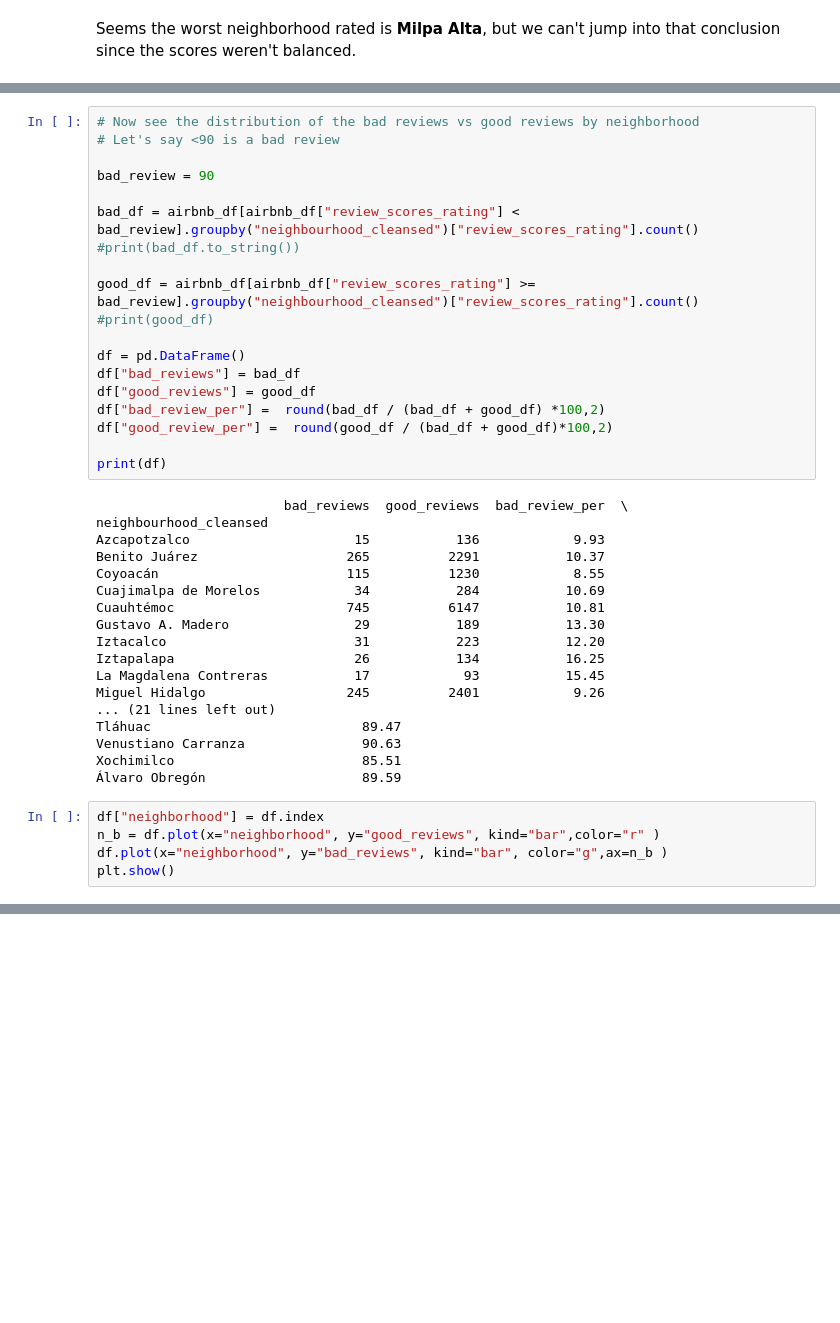
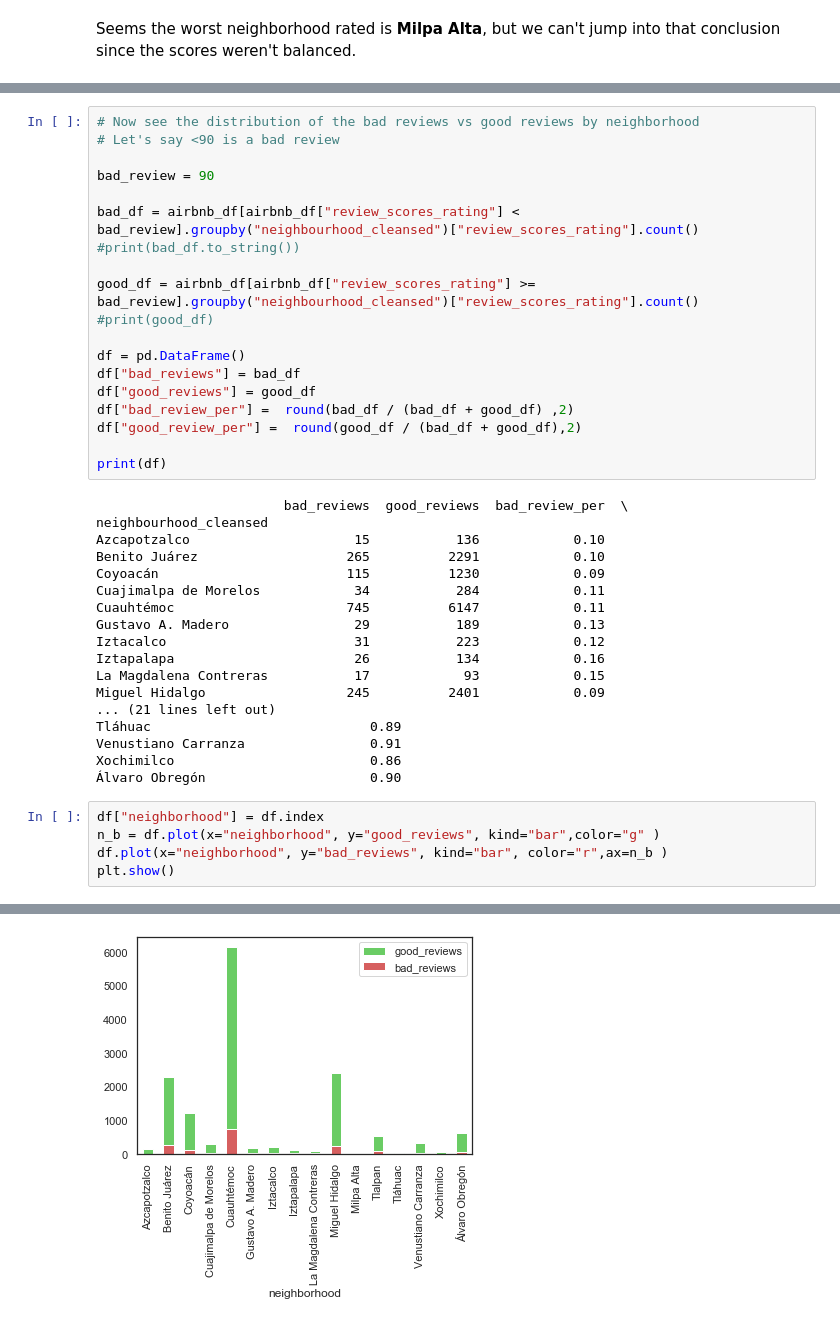
Before and after one commit to prope-2020-gh-classroom/practica-final-por-equipos-verano-2020-itam-EddOselotl, a Jupyter notebook: Neighborhoods_score.ipynb, the cells around one changed output, grey strips where cells are left out. Cells and saved outputs as stored; diff of their text form; blank space fills up the shorter version.

```diff
--- a/Neighborhoods_score.ipynb
+++ b/Neighborhoods_score.ipynb
@@ -133,31 +165,31 @@ good_df = airbnb_df[airbnb_df["review_scores_rating"] >= bad_review].groupby("ne
 df = pd.DataFrame()
 df["bad_reviews"] = bad_df
 df["good_reviews"] = good_df
-df["bad_review_per"] =  round(bad_df / (bad_df + good_df) *100,2)
-df["good_review_per"] =  round(good_df / (bad_df + good_df)*100,2)
+df["bad_review_per"] =  round(bad_df / (bad_df + good_df) ,2)
+df["good_review_per"] =  round(good_df / (bad_df + good_df),2)
 
 print(df)
 # %% [output]
                         bad_reviews  good_reviews  bad_review_per  \
 neighbourhood_cleansed
-Azcapotzalco                     15           136            9.93
-Benito Juárez                   265          2291           10.37
-Coyoacán                        115          1230            8.55
-Cuajimalpa de Morelos            34           284           10.69
-Cuauhtémoc                      745          6147           10.81
-Gustavo A. Madero                29           189           13.30
-Iztacalco                        31           223           12.20
-Iztapalapa                       26           134           16.25
-La Magdalena Contreras           17            93           15.45
-Miguel Hidalgo                  245          2401            9.26
+Azcapotzalco                     15           136            0.10
+Benito Juárez                   265          2291            0.10
+Coyoacán                        115          1230            0.09
+Cuajimalpa de Morelos            34           284            0.11
+Cuauhtémoc                      745          6147            0.11
+Gustavo A. Madero                29           189            0.13
+Iztacalco                        31           223            0.12
+Iztapalapa                       26           134            0.16
+La Magdalena Contreras           17            93            0.15
+Miguel Hidalgo                  245          2401            0.09
 ... (21 lines left out)
-Tláhuac                           89.47
-Venustiano Carranza               90.63
-Xochimilco                        85.51
-Álvaro Obregón                    89.59
+Tláhuac                            0.89
+Venustiano Carranza                0.91
+Xochimilco                         0.86
+Álvaro Obregón                     0.90
 # %%
 df["neighborhood"] = df.index
-n_b = df.plot(x="neighborhood", y="good_reviews", kind="bar",color="r" )
-df.plot(x="neighborhood", y="bad_reviews", kind="bar", color="g",ax=n_b )
+n_b = df.plot(x="neighborhood", y="good_reviews", kind="bar",color="g" )
+df.plot(x="neighborhood", y="bad_reviews", kind="bar", color="r",ax=n_b )
 plt.show()
 # %% [output]
@@ -166 +196,2 @@ plt.show()
+[figure, added]
 # %% [markdown]
```
Also changed, not shown: parts of 15 cells of this notebook.
